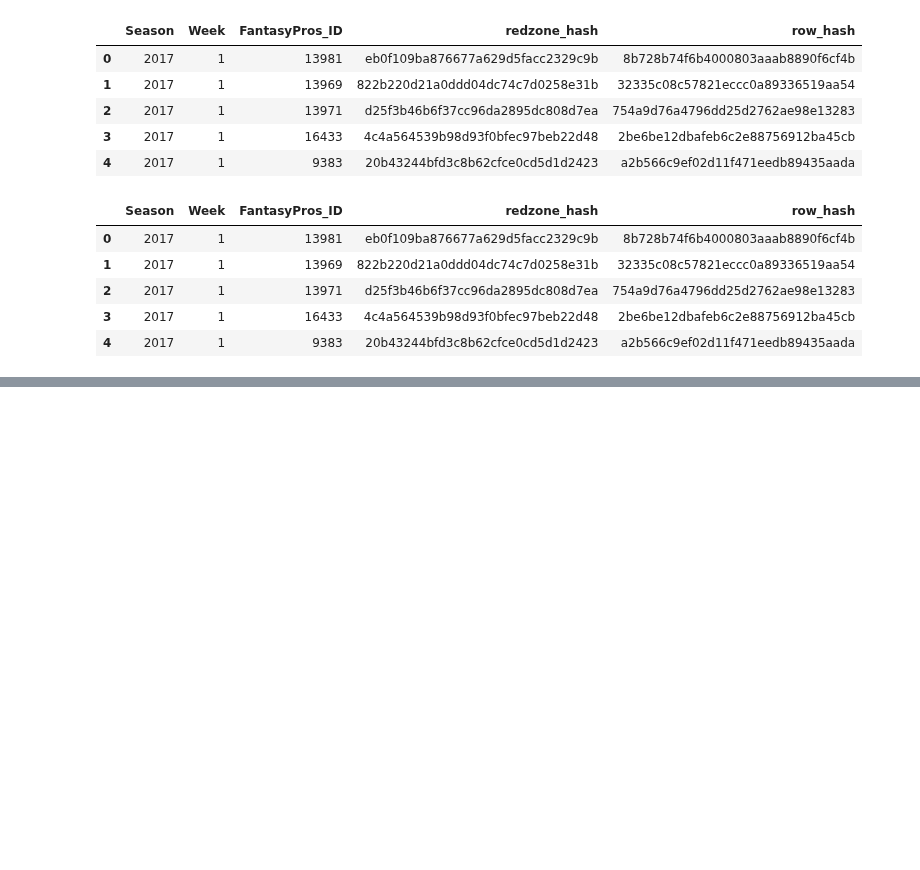
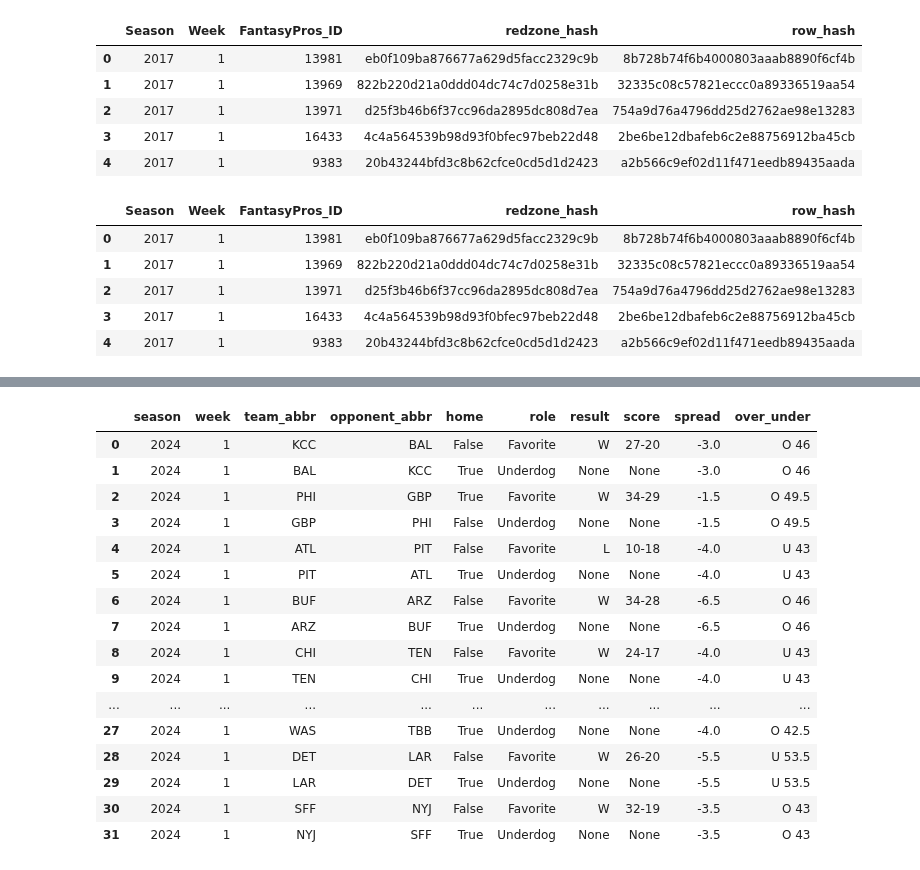
Before and after one commit to ARCtechmo/fanfav, a Jupyter notebook: wr_df.ipynb, the cells around one changed output, grey strips where cells are left out. Cells and saved outputs as stored; diff of their text form; code cells hidden in the pictures; blank space fills up the shorter version.

```diff
--- a/wr_df.ipynb
+++ b/wr_df.ipynb
@@ -2296,0 +2420,78 @@ display(comparison_df_redzone.head())
+# %%
+# modify columns: change "date" to "season" and add the weeks; modify "spread" column
+# output: dataframe for one selected week with team abbreviation columns
+
+# Add season and week columns
+tm_game_odds_2024_week_1 = tm_game_odds_2024_week_1.copy()
+tm_game_odds_2024_week_1['season'] = 2024
+tm_game_odds_2024_week_1['week'] = 1
+
+# Split each row into two team-level rows
+team_rows = []
+
+for _, row in tm_game_odds_2024_week_1.iterrows():
+    season = row['season']
+    week = row['week']
+    over_under = row['Over/Under']
+    spread = row['Spread']
+    score = row['Score']
+    home_away = row['Home_Away']
+
+    # Favorite row
+    team_rows.append({
+        'season': season,
+        'week': week,
+        'team_abbr': row['Favorite_Abbr'],
+        'opponent_abbr': row['Underdog_Abbr'],
+        'home': home_away != '@',
+        'role': 'Favorite',
+        'result': score.split()[0] if score else None,
+        'score': score.split()[1] if score else None,
+        'spread': spread,
+        'over_under': over_under
+    })
+
+    # Underdog row
+    team_rows.append({
+        'season': season,
+        'week': week,
+        'team_abbr': row['Underdog_Abbr'],
+        'opponent_abbr': row['Favorite_Abbr'],
+        'home': home_away == '@',
+        'role': 'Underdog',
+        'result': None,  # Optional: reverse Favorite result if you want
+        'score': None,
+        'spread': spread,
+        'over_under': over_under
+    })
+
+# Create team-level DataFrame
+tm_game_odds_2024_week_1_team_level = pd.DataFrame(team_rows)
+
+# Clean up the 'spread' column
+tm_game_odds_2024_week_1_team_level['spread'] = (
+    tm_game_odds_2024_week_1_team_level['spread']
+    .str.replace(r'^[WL]\s*', '', regex=True)
+    .astype(float)
+)
+
+# Display the final result
+display(tm_game_odds_2024_week_1_team_level)
+# %% [output]
+|  | season | week | team_abbr | opponent_abbr | home | role | result | score | spread | over_under |
+| 0 | 2024 | 1 | KCC | BAL | False | Favorite | W | 27-20 | -3.0 | O 46 |
+| 1 | 2024 | 1 | BAL | KCC | True | Underdog | None | None | -3.0 | O 46 |
+| 2 | 2024 | 1 | PHI | GBP | True | Favorite | W | 34-29 | -1.5 | O 49.5 |
+| 3 | 2024 | 1 | GBP | PHI | False | Underdog | None | None | -1.5 | O 49.5 |
+| 4 | 2024 | 1 | ATL | PIT | False | Favorite | L | 10-18 | -4.0 | U 43 |
+| 5 | 2024 | 1 | PIT | ATL | True | Underdog | None | None | -4.0 | U 43 |
+| 6 | 2024 | 1 | BUF | ARZ | False | Favorite | W | 34-28 | -6.5 | O 46 |
+| 7 | 2024 | 1 | ARZ | BUF | True | Underdog | None | None | -6.5 | O 46 |
+| 8 | 2024 | 1 | CHI | TEN | False | Favorite | W | 24-17 | -4.0 | U 43 |
+| 9 | 2024 | 1 | TEN | CHI | True | Underdog | None | None | -4.0 | U 43 |
+| ... | ... | ... | ... | ... | ... | ... | ... | ... | ... | ... |
+| 27 | 2024 | 1 | WAS | TBB | True | Underdog | None | None | -4.0 | O 42.5 |
+| 28 | 2024 | 1 | DET | LAR | False | Favorite | W | 26-20 | -5.5 | U 53.5 |
+| 29 | 2024 | 1 | LAR | DET | True | Underdog | None | None | -5.5 | U 53.5 |
+| 30 | 2024 | 1 | SFF | NYJ | False | Favorite | W | 32-19 | -3.5 | O 43 |
+| 31 | 2024 | 1 | NYJ | SFF | True | Underdog | None | None | -3.5 | O 43 |
```
Also changed, not shown: parts of 21 cells of this notebook.
